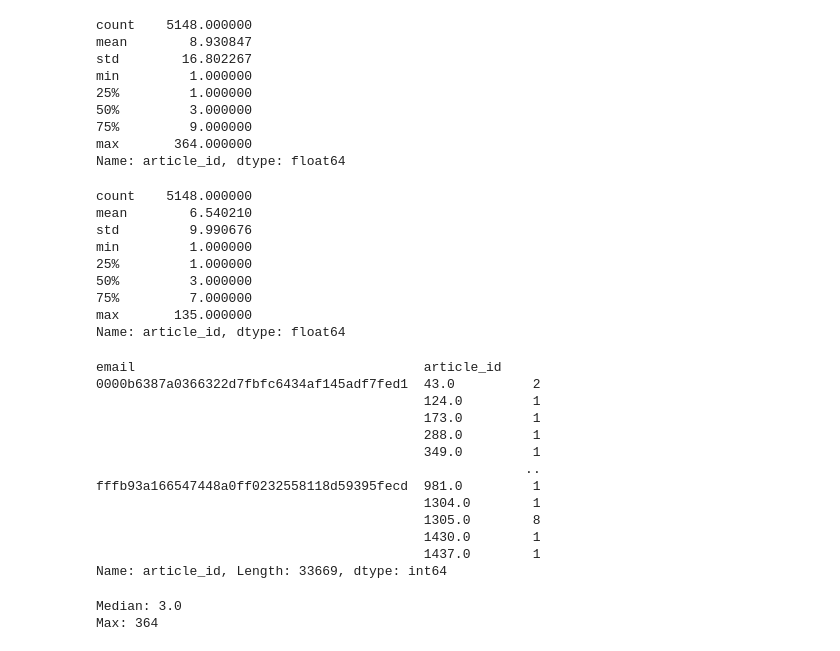
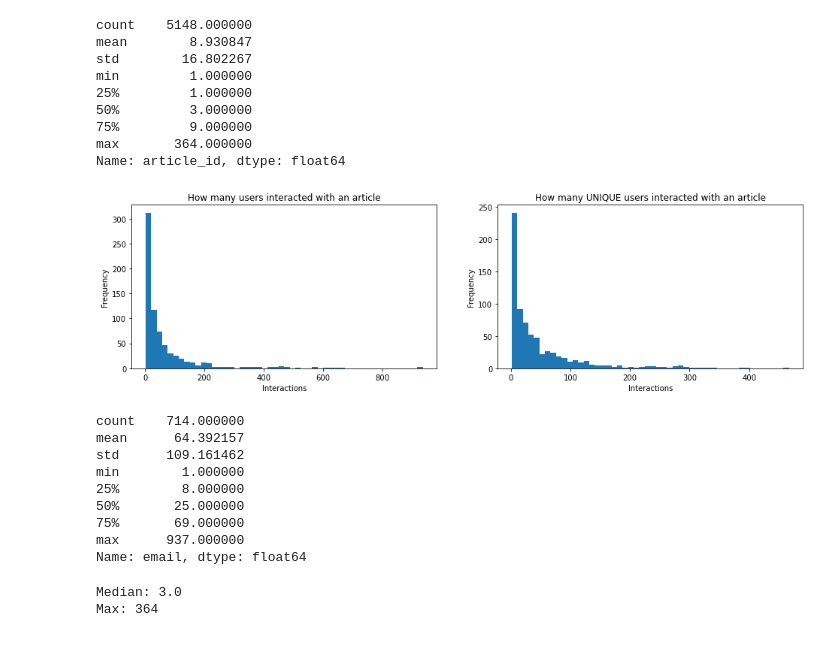
Before and after one commit to natashk/Udacity-DSND-Project3, a Jupyter notebook: Recommendations_with_IBM.ipynb, the cells around one changed output. Saved outputs shown, nothing was run; the diff lists cells and outputs as text; code cells hidden in the pictures.

```diff
--- a/Recommendations_with_IBM.ipynb
+++ b/Recommendations_with_IBM.ipynb
@@ -118,34 +94,34 @@ min         1.000000
 75%         9.000000
 max       364.000000
 Name: article_id, dtype: float64
+# %%
+interactions_by_article = df.groupby(['article_id']).email.count()
+unique_user_interactions_by_article = df.groupby('article_id').agg({'email': 'nunique'}).email
+
+fig, axs = plt.subplots(nrows=1, ncols=2, figsize=(16,4))
+axs[0].hist(interactions_by_article, bins=50);
+axs[0].set_xlabel('Interactions')
+axs[0].set_ylabel('Frequency')
+axs[0].set_title('How many users interacted with an article');
+
+axs[1].hist(unique_user_interactions_by_article, bins=50);
+axs[1].set_xlabel('Interactions')
+axs[1].set_ylabel('Frequency')
+axs[1].set_title('How many UNIQUE users interacted with an article');
+# %% [output]
+[figure, added]
 # %%
-unique_articles_by_user.describe()
+interactions_by_article.describe()
 # %% [output]
-count    5148.000000
-mean        6.540210
-std         9.990676
-min         1.000000
-25%         1.000000
-50%         3.000000
-75%         7.000000
-max       135.000000
-Name: article_id, dtype: float64
+count    714.000000
+mean      64.392157
+std      109.161462
+min        1.000000
+25%        8.000000
+50%       25.000000
+75%       69.000000
+max      937.000000
+Name: email, dtype: float64
-# %%
-df.groupby(['email','article_id']).article_id.count()
-# %% [output]
-email                                     article_id
-0000b6387a0366322d7fbfc6434af145adf7fed1  43.0          2
-                                          124.0         1
-                                          173.0         1
-                                          288.0         1
-                                          349.0         1
-                                                       ..
-fffb93a166547448a0ff0232558118d59395fecd  981.0         1
-                                          1304.0        1
-                                          1305.0        8
-                                          1430.0        1
-                                          1437.0        1
-Name: article_id, Length: 33669, dtype: int64
 # %%
 # Fill in the median and maximum number of user_article interactions below
 
```
Also changed, not shown: parts of 42 cells of this notebook.
